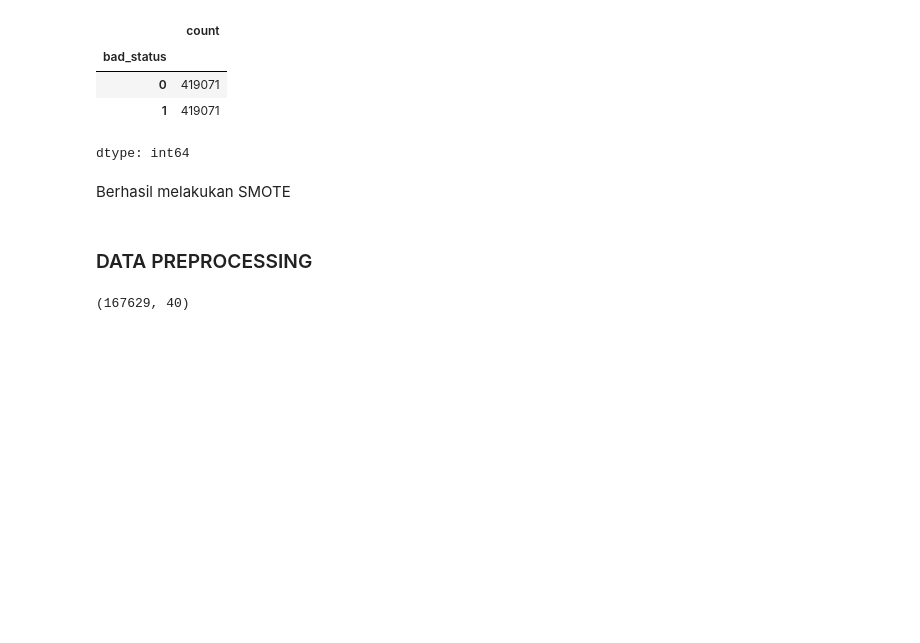
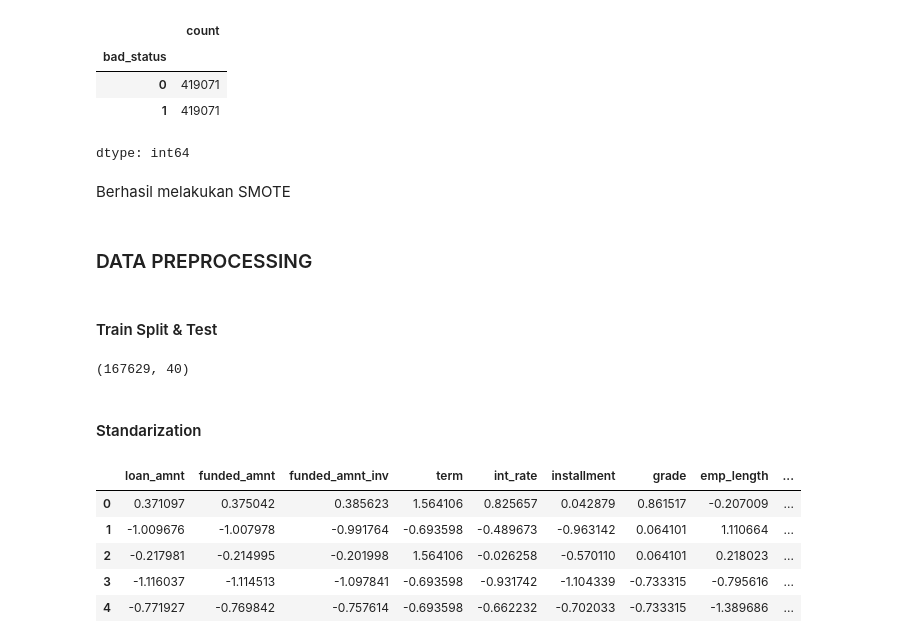
Before and after one commit to rfaoktvian/Credit_Risk_Prediction_ID-X-Partners, a Jupyter notebook: CreditRisk_Final_Project_ID_X_Partners.ipynb, the cells around one changed output. Saved outputs shown, nothing was run; the diff lists cells and outputs as text; code cells hidden in the pictures; blank space fills up the shorter version.

Commit message:
feat: standarization features

```diff
--- a/CreditRisk_Final_Project_ID_X_Partners.ipynb
+++ b/CreditRisk_Final_Project_ID_X_Partners.ipynb
@@ -939,4 +941,6 @@ dtype: int64
 Berhasil melakukan SMOTE
 # %% [markdown]
 ### DATA PREPROCESSING
+# %% [markdown]
+#### Train Split & Test
 # %%
@@ -949,3 +952,23 @@ X_train.shape
 X_test.shape
 # %% [output]
 (167629, 40)
+# %% [markdown]
+#### Standarization
+# %%
+from sklearn.preprocessing import StandardScaler
+
+scaler = StandardScaler()
+X_train_scaled = scaler.fit_transform(X_train)
+X_test_scaled = scaler.transform(X_test)
+
+X_train_scaled = pd.DataFrame(X_train_scaled, columns=X_train.columns)
+X_test_scaled = pd.DataFrame(X_test_scaled, columns=X_test.columns)
+# %%
+X_train_scaled.head()
+# %% [output]
+|  | loan_amnt | funded_amnt | funded_amnt_inv | term | int_rate | installment | grade | emp_length | ... |
+| 0 | 0.371097 | 0.375042 | 0.385623 | 1.564106 | 0.825657 | 0.042879 | 0.861517 | -0.207009 | ... |
+| 1 | -1.009676 | -1.007978 | -0.991764 | -0.693598 | -0.489673 | -0.963142 | 0.064101 | 1.110664 | ... |
+| 2 | -0.217981 | -0.214995 | -0.201998 | 1.564106 | -0.026258 | -0.570110 | 0.064101 | 0.218023 | ... |
+| 3 | -1.116037 | -1.114513 | -1.097841 | -0.693598 | -0.931742 | -1.104339 | -0.733315 | -0.795616 | ... |
+| 4 | -0.771927 | -0.769842 | -0.757614 | -0.693598 | -0.662232 | -0.702033 | -0.733315 | -1.389686 | ... |
```
Also changed, not shown: parts of 5 cells of this notebook.
